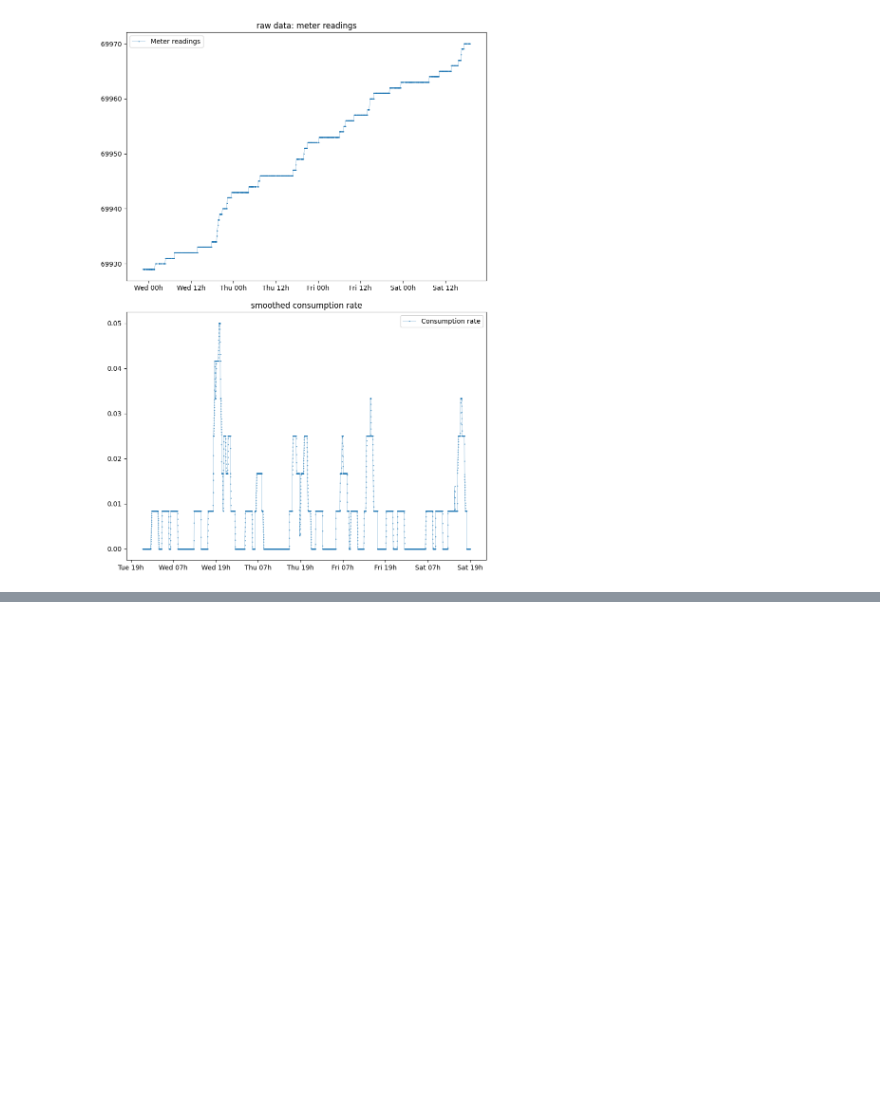
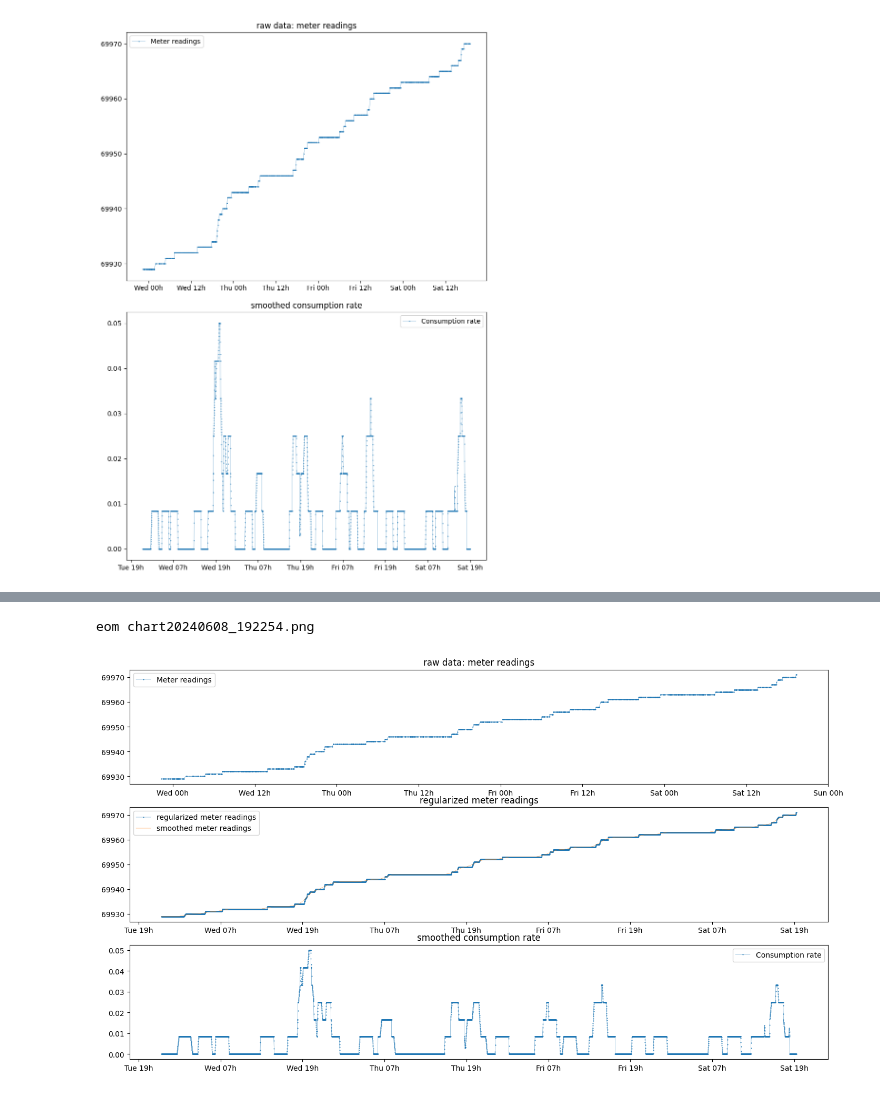
Before and after one commit to tomviolin/rtl433, a Jupyter notebook: Untitled1.ipynb, the cells around one changed output, grey strips where cells are left out. Cells and saved outputs as stored; diff of their text form; code cells hidden in the pictures; blank space fills up the shorter version.

```diff
--- a/Untitled1.ipynb
+++ b/Untitled1.ipynb
@@ -77,0 +83,5 @@ eom chart20240608_190410.png
+# %%
+run graphit.py
+# %% [output]
+eom chart20240608_192254.png
+[figure, added]
```
Also changed, not shown: parts of 3 cells of this notebook, 7 other files.
